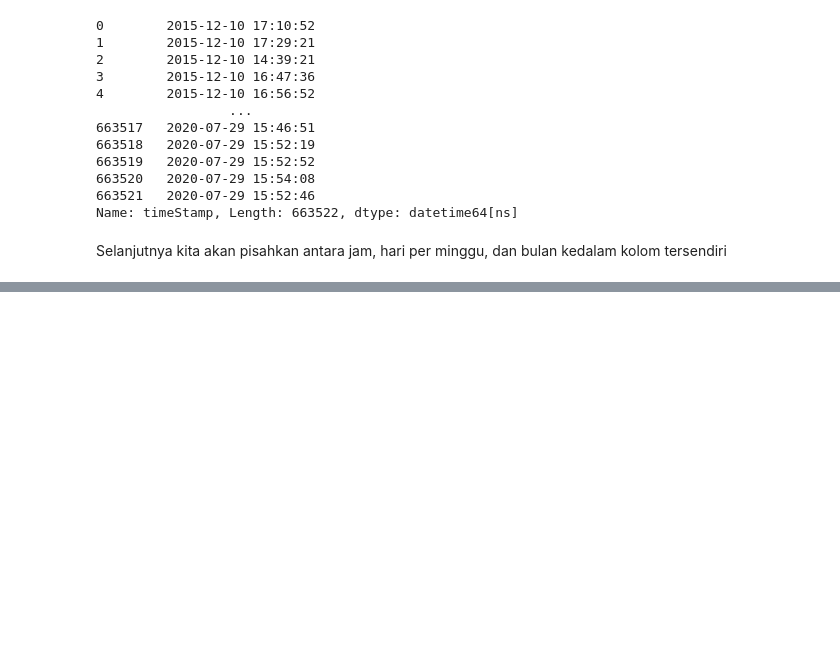
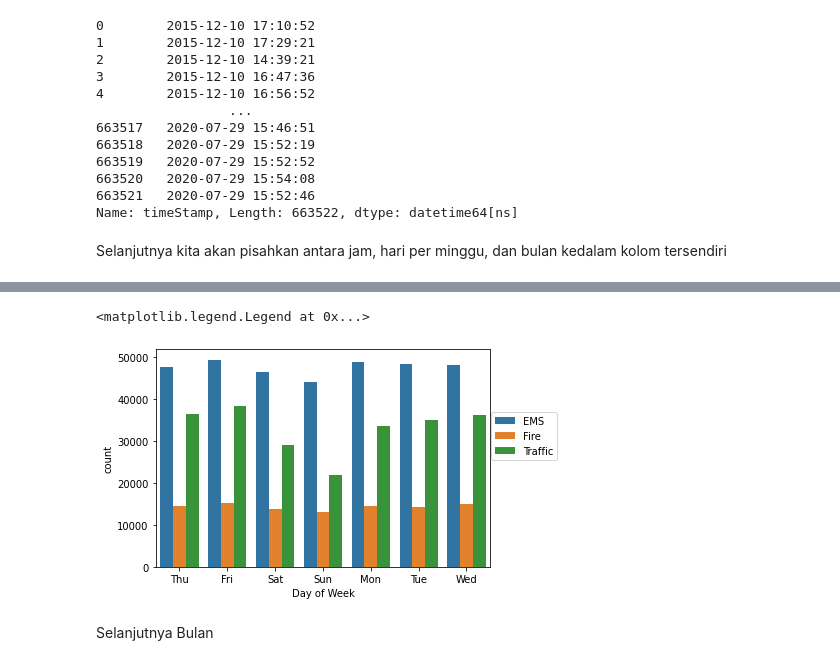
Before and after one commit to auriwan/911-emergency-call-analysis, a Jupyter notebook: 911_calls_Analysis.ipynb, the cells around one changed output, grey strips where cells are left out. Saved outputs shown, nothing was run; the diff lists cells and outputs as text; code cells hidden in the pictures; blank space fills up the shorter version.

```diff
--- a/911_calls_Analysis.ipynb
+++ b/911_calls_Analysis.ipynb
@@ -190,3 +191,8 @@ dmap = {
     5:'Sat',
     6:'Sun',
 }
+day_of_week = lambda x: df['timeStamp'].iloc[x].dayofweek
+day_in_week = list(map(day_of_week,list(df.index)))
+
+week = lambda x: dmap[day_in_week[x]]
+day = list(map(week,list(df.index)))
@@ -194,0 +199,2 @@ dmap = {
+# %%
+df['Day of Week'] = pd.Series(day)
@@ -194,0 +210,8 @@ dmap = {
+# %%
+sns.countplot(df['Day of Week'],hue=df['Reason'])
+plt.legend(loc=10, bbox_to_anchor=(1.1,0.6))
+# %% [output]
+<matplotlib.legend.Legend at 0x...>
+[figure, added]
+# %% [markdown]
+Selanjutnya Bulan
```
Also changed, not shown: parts of 39 cells of this notebook.
